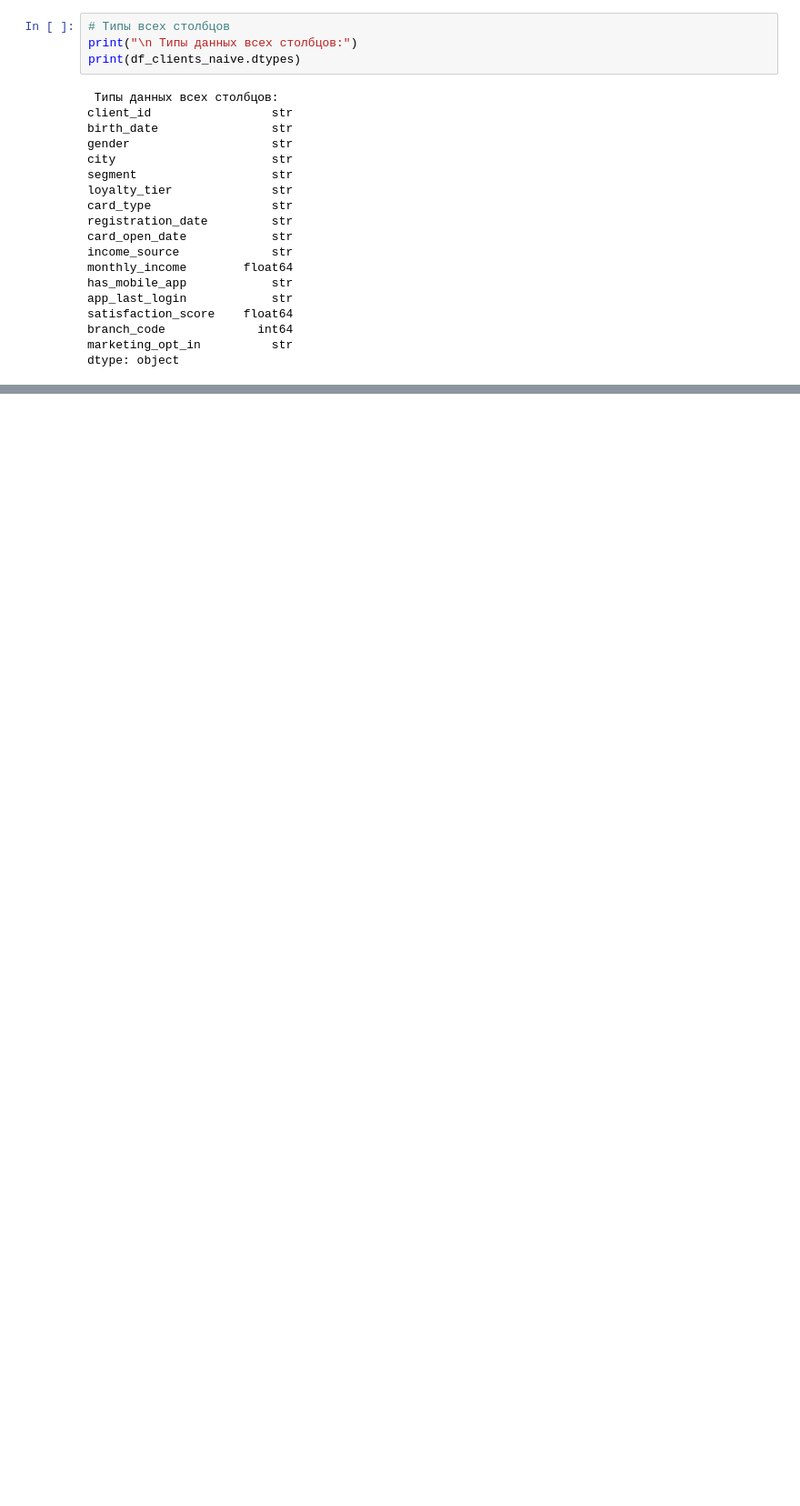
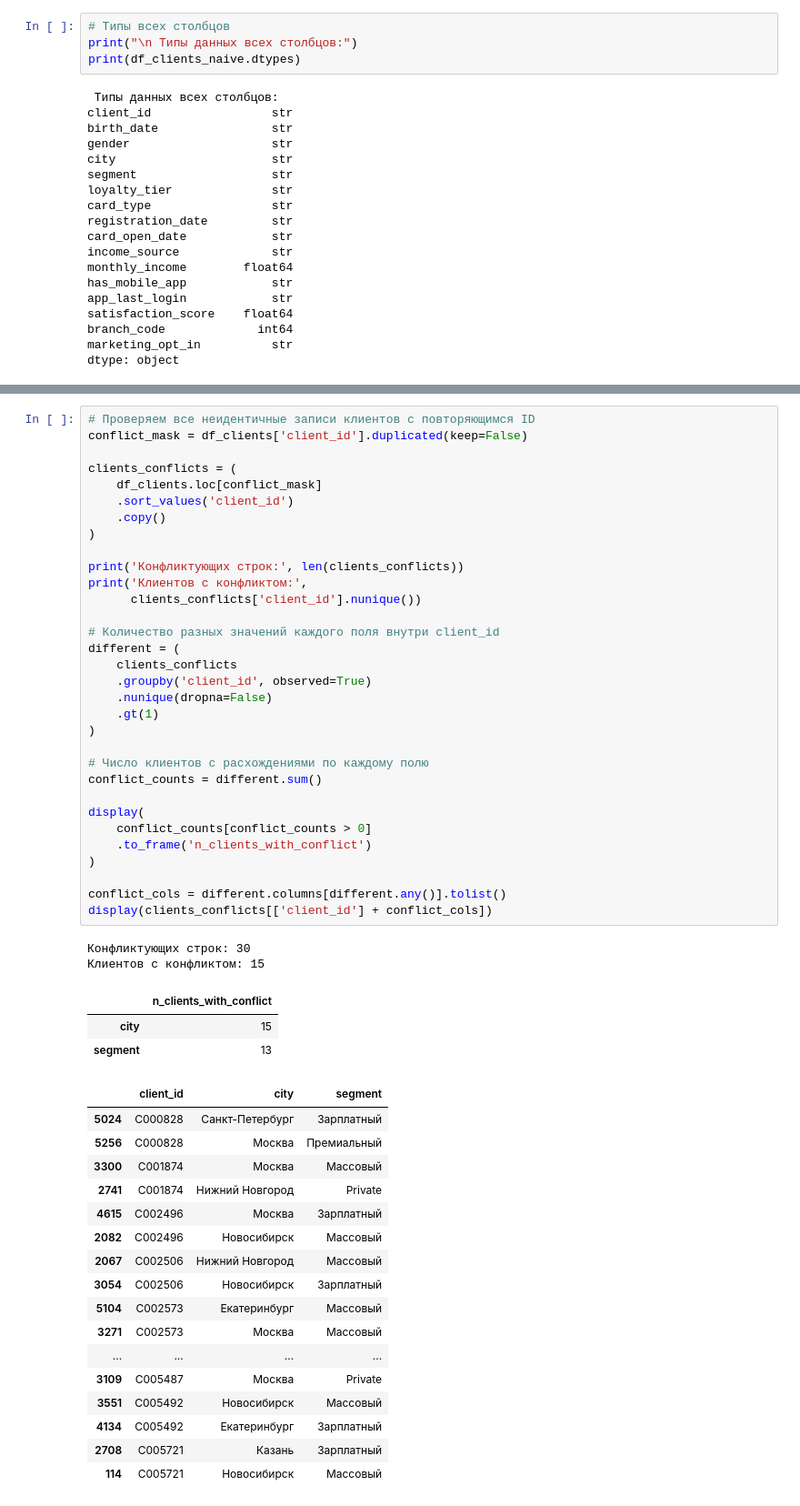
Before and after one commit to 6VolGirl/Suhodolova_Anna_Lab1, a Jupyter notebook: 01_analysis.ipynb, the cells around one changed output, grey strips where cells are left out. Shown at 91% size. Drawn from its saved outputs; the diff is of its cells as text; blank space fills up the shorter version.

```diff
--- a/01_analysis.ipynb
+++ b/01_analysis.ipynb
@@ -264,0 +321,55 @@ display(df_anomalies[['client_id', 'has_mobile_app', 'app_last_login']].head(20)
+# %%
+# Проверяем все неидентичные записи клиентов с повторяющимся ID
+conflict_mask = df_clients['client_id'].duplicated(keep=False)
+
+clients_conflicts = (
+    df_clients.loc[conflict_mask]
+    .sort_values('client_id')
+    .copy()
+)
+
+print('Конфликтующих строк:', len(clients_conflicts))
+print('Клиентов с конфликтом:',
+      clients_conflicts['client_id'].nunique())
+
+# Количество разных значений каждого поля внутри client_id
+different = (
+    clients_conflicts
+    .groupby('client_id', observed=True)
+    .nunique(dropna=False)
+    .gt(1)
+)
+
+# Число клиентов с расхождениями по каждому полю
+conflict_counts = different.sum()
+
+display(
+    conflict_counts[conflict_counts > 0]
+    .to_frame('n_clients_with_conflict')
+)
+
+conflict_cols = different.columns[different.any()].tolist()
+display(clients_conflicts[['client_id'] + conflict_cols])
+# %% [output]
+Конфликтующих строк: 30
+Клиентов с конфликтом: 15
+|  | n_clients_with_conflict |
+| city | 15 |
+| segment | 13 |
+|  | client_id | city | segment |
+| 5024 | C000828 | Санкт-Петербург | Зарплатный |
+| 5256 | C000828 | Москва | Премиальный |
+| 3300 | C001874 | Москва | Массовый |
+| 2741 | C001874 | Нижний Новгород | Private |
+| 4615 | C002496 | Москва | Зарплатный |
+| 2082 | C002496 | Новосибирск | Массовый |
+| 2067 | C002506 | Нижний Новгород | Массовый |
+| 3054 | C002506 | Новосибирск | Зарплатный |
+| 5104 | C002573 | Екатеринбург | Массовый |
+| 3271 | C002573 | Москва | Массовый |
+| ... | ... | ... | ... |
+| 3109 | C005487 | Москва | Private |
+| 3551 | C005492 | Новосибирск | Массовый |
+| 4134 | C005492 | Екатеринбург | Зарплатный |
+| 2708 | C005721 | Казань | Зарплатный |
+| 114 | C005721 | Новосибирск | Массовый |
```
Also changed, not shown: parts of 39 cells of this notebook.
